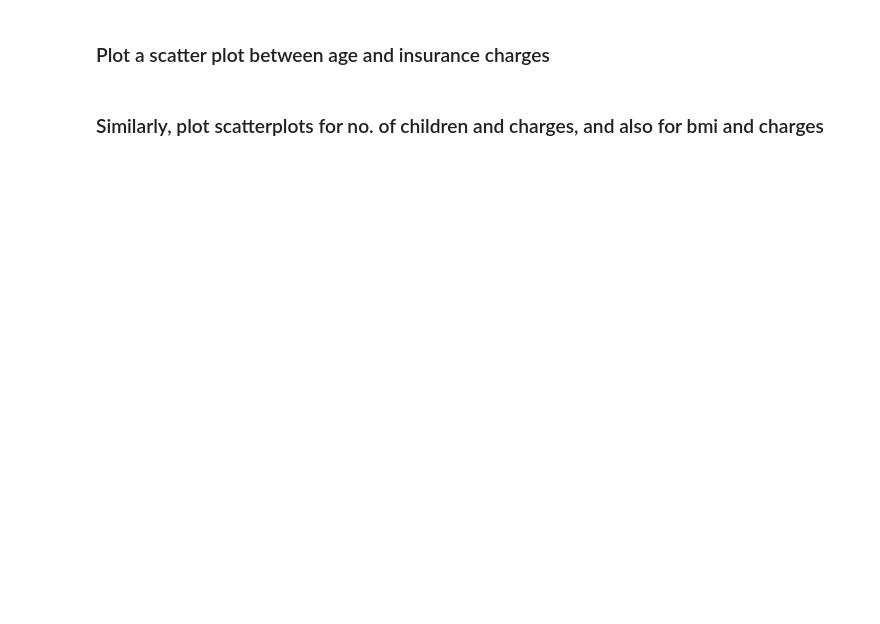
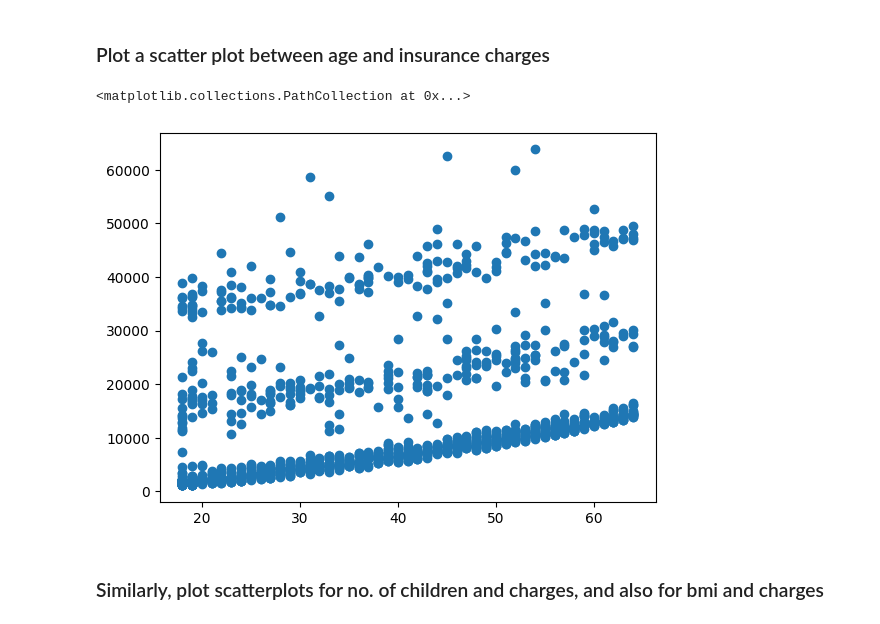
Before and after one commit to paninishah/synapse-learning-phase, a Jupyter notebook: Panini_Synapse_LP_Task2.ipynb, the cells around one changed output. Saved outputs shown, nothing was run; the diff lists cells and outputs as text; code cells hidden in the pictures; blank space fills up the shorter version.

```diff
--- a/Panini_Synapse_LP_Task2.ipynb
+++ b/Panini_Synapse_LP_Task2.ipynb
@@ -61,4 +127,9 @@ https://drive.google.com/file/d/1ld8fGZYBi5ytg8b1CcZJvPaXfhVzIhoZ/view?usp=shari
 # %% [markdown]
 ### Plot a scatter plot between age and insurance charges
+# %%
+plt.scatter(x=df['age'],y=df['charges'])# should i use this or sb?
+# %% [output]
+<matplotlib.collections.PathCollection at 0x...>
+[figure, added]
 # %% [markdown]
 ### Similarly, plot scatterplots for no. of children and charges, and also for bmi and charges
```
Also changed, not shown: parts of 74 cells of this notebook.
